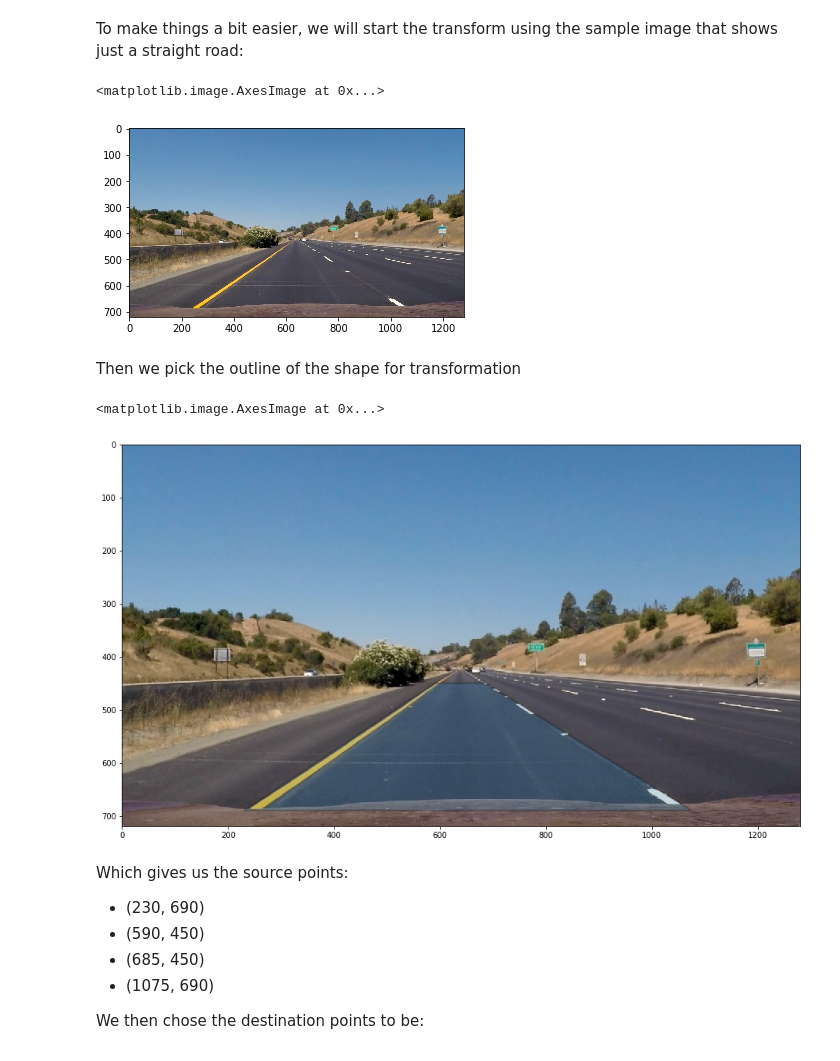
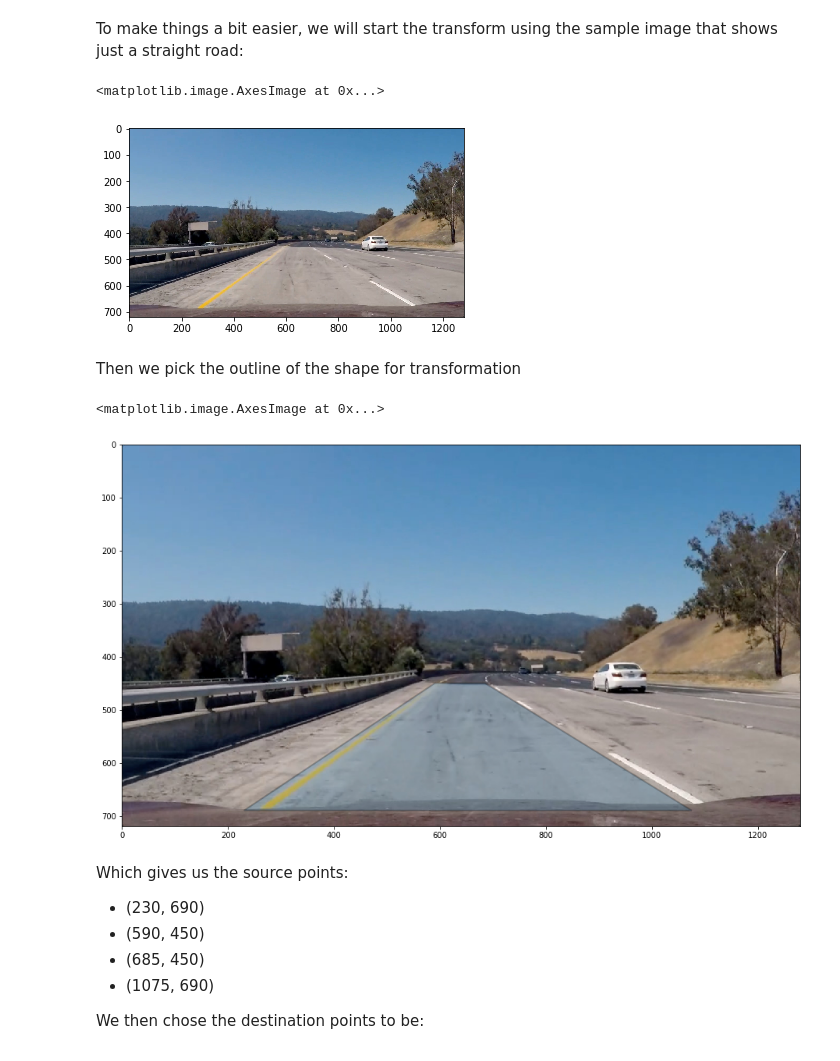
Before and after one commit to jmccormack200/CarND-Advanced-Lane-Lines, a Jupyter notebook: notebook.ipynb, the cells around one changed output. Cells and saved outputs as stored; diff of their text form; code cells hidden in the pictures.

```diff
--- a/notebook.ipynb
+++ b/notebook.ipynb
@@ -144,12 +144,12 @@ plt.title("S")
 # %% [markdown]
 To make things a bit easier, we will start the transform using the sample image that shows just a straight road:
 # %%
-straight_image = cv2.imread("./test_images/straight_lines1.jpg")
+straight_image = cv2.imread("./test_images/trouble_img.jpg")
 #straight_image = cv2.imread("./test_images/test5.jpg")
 plt.imshow(cv2.cvtColor(straight_image, cv2.COLOR_BGR2RGB))
 # %% [output]
 <matplotlib.image.AxesImage at 0x...>
-[figure, old version]
+[figure, new version]
 # %% [markdown]
 Then we pick the outline of the shape for transformation
 # %%
@@ -181,7 +181,7 @@ ax.add_patch(patch)
 plt.imshow(cv2.cvtColor(straight_image, cv2.COLOR_BGR2RGB))
 # %% [output]
 <matplotlib.image.AxesImage at 0x...>
-[figure, old version]
+[figure, new version]
 # %% [markdown]
 Which gives us the source points:
 
```
Also changed, not shown: parts of 9 cells of this notebook, 4 other files.
